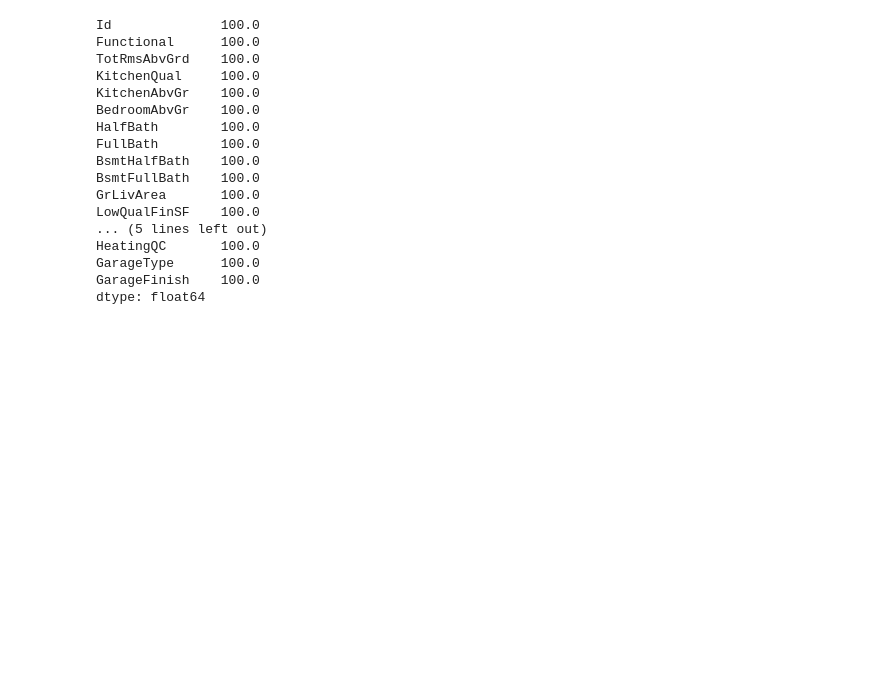
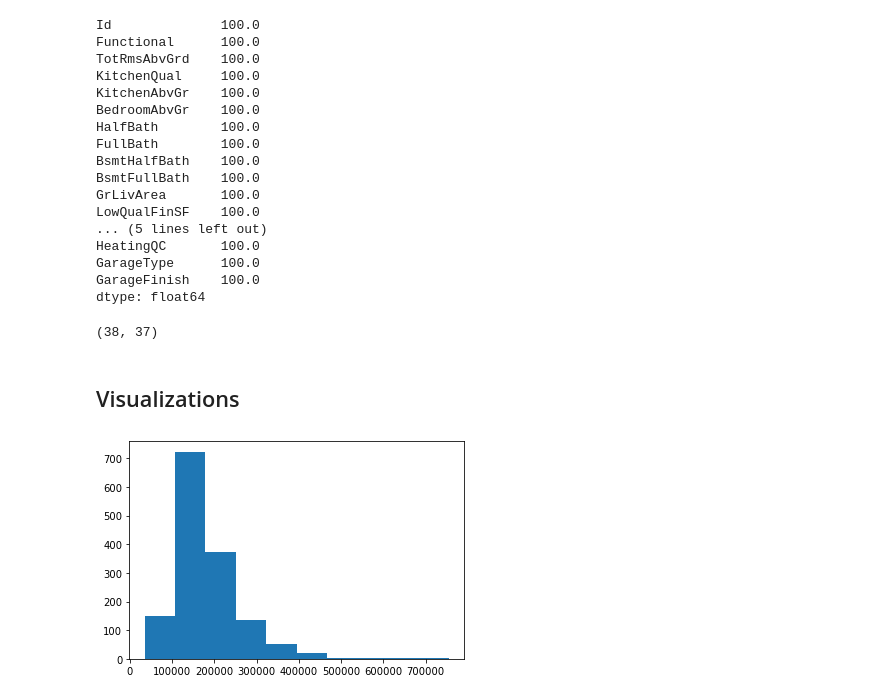
Before and after one commit to brianellis1997/House_Prices, a Jupyter notebook: EDA.ipynb, the cells around one changed output. Drawn from its saved outputs; the diff is of its cells as text; code cells hidden in the pictures; blank space fills up the shorter version.

Commit message:
Beginning visualizations

```diff
--- a/EDA.ipynb
+++ b/EDA.ipynb
@@ -230,3 +230,14 @@ HeatingQC       100.0
 GarageType      100.0
 GarageFinish    100.0
 dtype: float64
+# %%
+len(numerical_cols), len(categorical_cols)
+# %% [output]
+(38, 37)
+# %% [markdown]
+## Visualizations
+# %%
+plt.hist(train['SalePrice'])
+plt.show()
+# %% [output]
+[figure, added]
```
